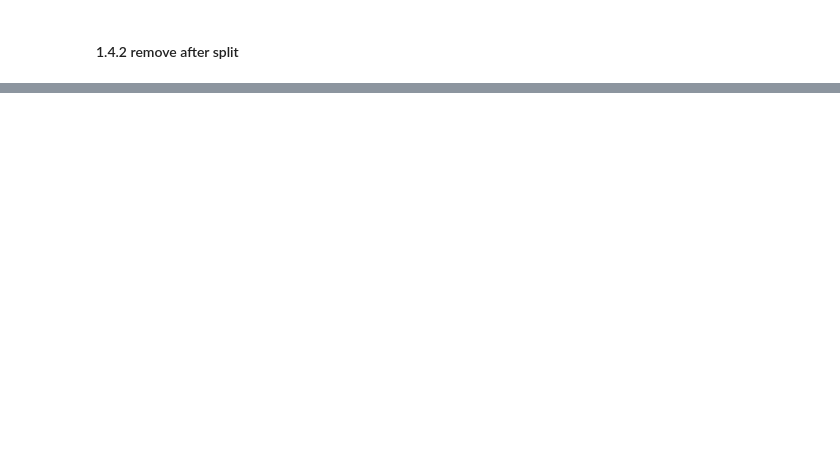
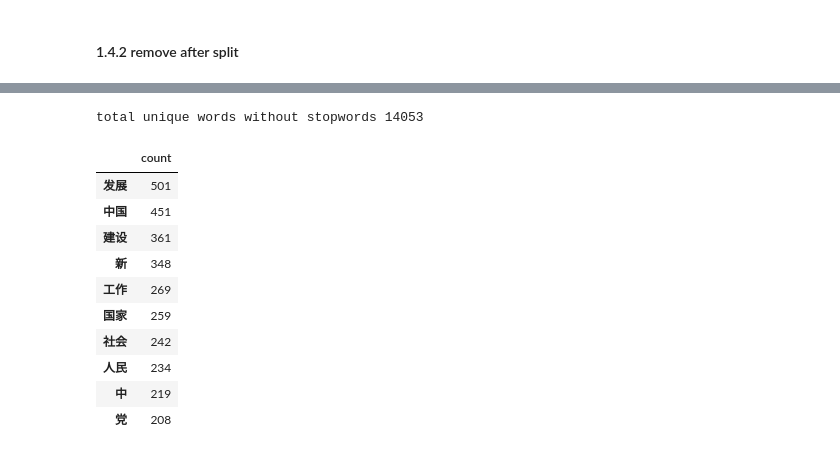
Before and after one commit to Concyclics/NewsPaperSpider, a Jupyter notebook: people-s-daily-keyword-cloud.ipynb, the cells around one changed output, grey strips where cells are left out. Cells and saved outputs as stored; diff of their text form; code cells hidden in the pictures; blank space fills up the shorter version.

```diff
--- a/people-s-daily-keyword-cloud.ipynb
+++ b/people-s-daily-keyword-cloud.ipynb
@@ -201,0 +282,36 @@ print("/".join(removed_split_news))
+# %%
+stopwords=[]
+with open('./stopwords-master/hit_stopwords.txt','r') as f:
+    stopwords=list(f.read().split())
+
+stopwords.append('年')
+stopwords.append('月')
+stopwords.append('日')
+stopwords.append('本报')
+# %%
+for stopword in stopwords:
+    if stopword in word_count:
+        word_count.pop(stopword)
+
+print('total unique words without stopwords' ,len(word_count))
+# %% [output]
+total unique words without stopwords 14053
+# %%
+word_ds=pd.DataFrame(word_count,index=[0])
+word_ds=word_ds.T
+word_ds.columns=['count']
+
+word_ds.sort_values(by=['count'],ascending=False,inplace=True)
+word_ds.head(10)
+# %% [output]
+|  | count |
+| 发展 | 501 |
+| 中国 | 451 |
+| 建设 | 361 |
+| 新 | 348 |
+| 工作 | 269 |
+| 国家 | 259 |
+| 社会 | 242 |
+| 人民 | 234 |
+| 中 | 219 |
+| 党 | 208 |
```
Also changed, not shown: parts of 20 cells of this notebook.
